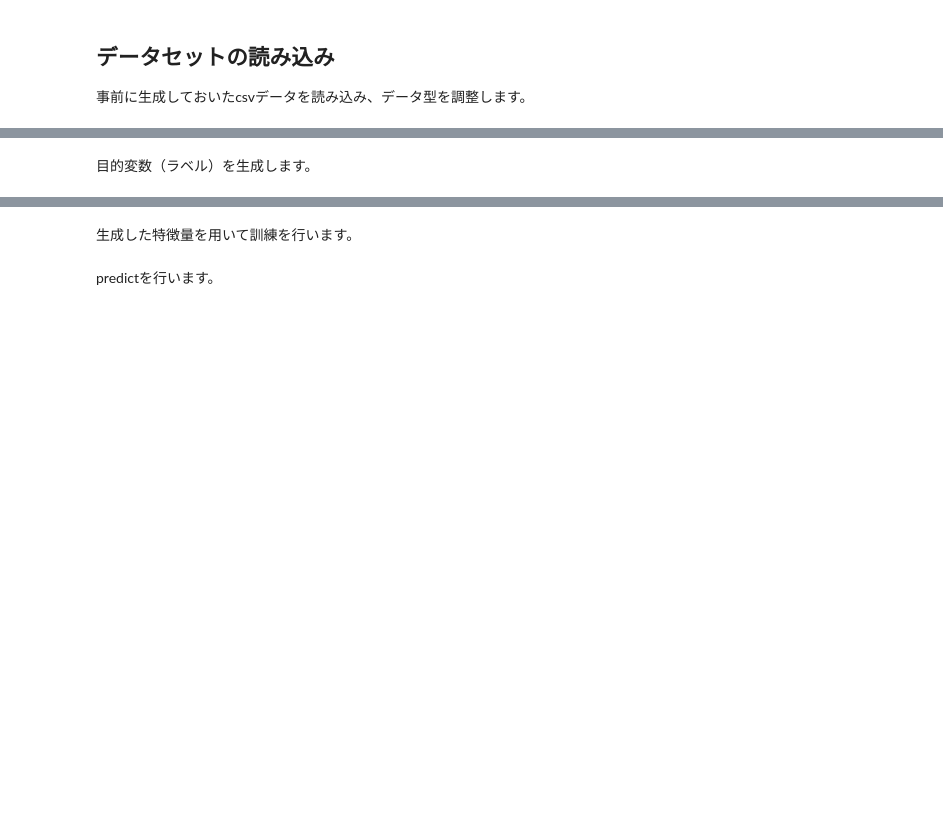
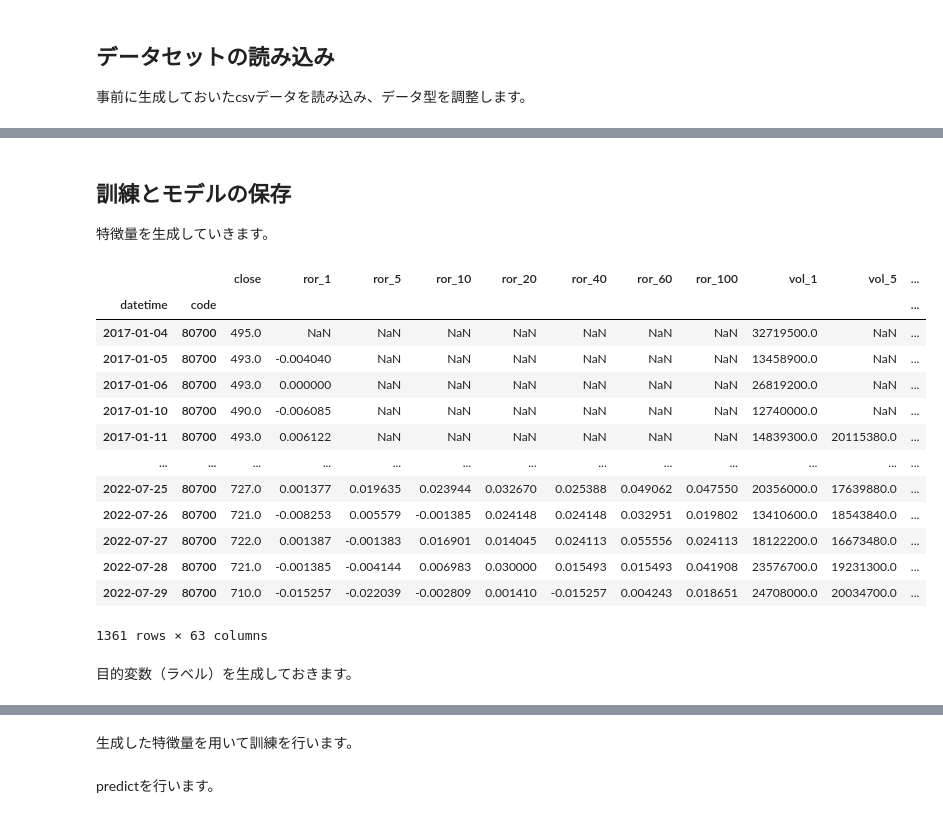
Before and after one commit to dakimura/jquants-sample, a Jupyter notebook: predictor.ipynb, the cells around one changed output, grey strips where cells are left out. Drawn from its saved outputs; the diff is of its cells as text; code cells hidden in the pictures; blank space fills up the shorter version.

```diff
--- a/predictor.ipynb
+++ b/predictor.ipynb
@@ -197,3 +213,7 @@ stock_fin
+# %% [markdown]
+## 訓練とモデルの保存
+
+特徴量を生成していきます。
 # %%
 # stock_priceを使ったテクニカル指標
 def get_technical(stock_price:pd.DataFrame, code:int)->pd.DataFrame:
@@ -222,11 +242,14 @@ def get_technical(stock_price:pd.DataFrame, code:int)->pd.DataFrame:
     technical_df["vol_100"] = technical_df["volume"].rolling(100).mean()
     technical_df["d_vol"] = technical_df["volume"] / technical_df["vol_20"]
 
-    # レンジ
-    technical_df["range"] = (technical_df[["EndOfDayQuote PreviousClose", "EndOfDayQuote High"]].max(axis=1) - technical_df[
-        ["EndOfDayQuote PreviousClose", "EndOfDayQuote Low"]].min(axis=1)) / technical_df["EndOfDayQuote PreviousClose"]
+    # レンジ (前日の終値に対して何%値動きしたか)
+    technical_df["range"] = (
+        technical_df[["EndOfDayQuote PreviousClose", "EndOfDayQuote High"]].max(axis=1)
+        - technical_df[["EndOfDayQuote PreviousClose", "EndOfDayQuote Low"]].min(axis=1)
+        ) / technical_df["EndOfDayQuote PreviousClose"]
     technical_df = technical_df.replace([np.inf, -np.inf], np.nan)
 
+    # レンジの移動平均
     technical_df["atr_1"] = technical_df["range"]
     technical_df["atr_5"] = technical_df["range"].rolling(5).mean()
     technical_df["atr_10"] = technical_df["range"].rolling(10).mean()
@@ -293,33 +316,50 @@ def get_technical(stock_price:pd.DataFrame, code:int)->pd.DataFrame:
     technical_df["mi_10"] = technical_df["mi"].rolling(10).mean()
     technical_df["mi_20"] = technical_df["mi"].rolling(20).mean()
     technical_df["mi_40"] = technical_df["mi"].rolling(40).mean()
     technical_df["mi_60"] = technical_df["mi"].rolling(60).mean()
     technical_df["mi_100"] = technical_df["mi"].rolling(100).mean()
 
     feat = ["EndOfDayQuote Date", "Local Code", "close",
             "ror_1", "ror_5", "ror_10", "ror_20", "ror_40", "ror_60", "ror_100",
             "vol_1", "vol_5", "vol_10", "vol_20", "vol_40", "vol_60", "vol_100", "d_vol",
             "atr_1", "atr_5", "atr_10", "atr_20", "atr_40", "atr_60", "atr_100", "d_atr",
             "g_atr_1", "g_atr_5", "g_atr_10", "g_atr_20", "g_atr_40", "g_atr_60", "g_atr_100",
             "d_atr_1", "d_atr_5", "d_atr_10", "d_atr_20", "d_atr_40", "d_atr_60", "d_atr_100",
             "h_atr_1", "h_atr_5", "h_atr_10", "h_atr_20", "h_atr_40", "h_atr_60", "h_atr_100",
             "vola_5", "vola_10", "vola_20", "vola_40", "vola_60", "vola_100",
             "hl_5", "hl_10", "hl_20", "hl_40", "hl_60", "hl_100",
             "mi_5", "mi_10", "mi_20", "mi_40", "mi_60", "mi_100"]
     technical_df = technical_df[feat]
     technical_df.columns = ["datetime", "code", "close",
                       "ror_1", "ror_5", "ror_10", "ror_20", "ror_40", "ror_60", "ror_100",
                       "vol_1", "vol_5", "vol_10", "vol_20", "vol_40", "vol_60", "vol_100", "d_vol",
                       "atr_1", "atr_5", "atr_10", "atr_20", "atr_40", "atr_60", "atr_100", "d_atr",
                       "g_atr_1", "g_atr_5", "g_atr_10", "g_atr_20", "g_atr_40", "g_atr_60", "g_atr_100",
                       "d_atr_1", "d_atr_5", "d_atr_10", "d_atr_20", "d_atr_40", "d_atr_60", "d_atr_100",
                       "h_atr_1", "h_atr_5", "h_atr_10", "h_atr_20", "h_atr_40", "h_atr_60", "h_atr_100",
                       "vola_5", "vola_10", "vola_20", "vola_40", "vola_60", "vola_100",
                       "hl_5", "hl_10", "hl_20", "hl_40", "hl_60", "hl_100",
                       "mi_5", "mi_10", "mi_20", "mi_40", "mi_60", "mi_100"]
     technical_df["datetime"] = pd.to_datetime(technical_df["datetime"])
     technical_df = technical_df.set_index(["datetime", "code"])
     return technical_df
+
+get_technical(stock_price, 80700)
+# %% [output]
+|  |  | close | ror_1 | ror_5 | ror_10 | ror_20 | ror_40 | ror_60 | ror_100 | vol_1 | vol_5 | ... |
+| datetime | code |  |  |  |  |  |  |  |  |  |  | ... |
+| 2017-01-04 | 80700 | 495.0 | NaN | NaN | NaN | NaN | NaN | NaN | NaN | 32719500.0 | NaN | ... |
+| 2017-01-05 | 80700 | 493.0 | -0.004040 | NaN | NaN | NaN | NaN | NaN | NaN | 13458900.0 | NaN | ... |
+| 2017-01-06 | 80700 | 493.0 | 0.000000 | NaN | NaN | NaN | NaN | NaN | NaN | 26819200.0 | NaN | ... |
+| 2017-01-10 | 80700 | 490.0 | -0.006085 | NaN | NaN | NaN | NaN | NaN | NaN | 12740000.0 | NaN | ... |
+| 2017-01-11 | 80700 | 493.0 | 0.006122 | NaN | NaN | NaN | NaN | NaN | NaN | 14839300.0 | 20115380.0 | ... |
+| ... | ... | ... | ... | ... | ... | ... | ... | ... | ... | ... | ... | ... |
+| 2022-07-25 | 80700 | 727.0 | 0.001377 | 0.019635 | 0.023944 | 0.032670 | 0.025388 | 0.049062 | 0.047550 | 20356000.0 | 17639880.0 | ... |
+| 2022-07-26 | 80700 | 721.0 | -0.008253 | 0.005579 | -0.001385 | 0.024148 | 0.024148 | 0.032951 | 0.019802 | 13410600.0 | 18543840.0 | ... |
+| 2022-07-27 | 80700 | 722.0 | 0.001387 | -0.001383 | 0.016901 | 0.014045 | 0.024113 | 0.055556 | 0.024113 | 18122200.0 | 16673480.0 | ... |
+| 2022-07-28 | 80700 | 721.0 | -0.001385 | -0.004144 | 0.006983 | 0.030000 | 0.015493 | 0.015493 | 0.041908 | 23576700.0 | 19231300.0 | ... |
+| 2022-07-29 | 80700 | 710.0 | -0.015257 | -0.022039 | -0.002809 | 0.001410 | -0.015257 | 0.004243 | 0.018651 | 24708000.0 | 20034700.0 | ... |
+1361 rows × 63 columns
 # %%
 # stock_finを使った指標
 def get_financial(stock_fin:pd.DataFrame, code:int)->pd.DataFrame:
@@ -594,4 +636,4 @@ def get_financial(stock_fin:pd.DataFrame, code:int)->pd.DataFrame:
 # %% [markdown]
-目的変数（ラベル）を生成します。
+目的変数（ラベル）を生成しておきます。
 # %%
 def create_label_high_low(stock_code:int, target_date, lookaheads:List[int], df_price:pd.DataFrame):
```
Also changed, not shown: parts of 15 cells of this notebook, 1 other file.
